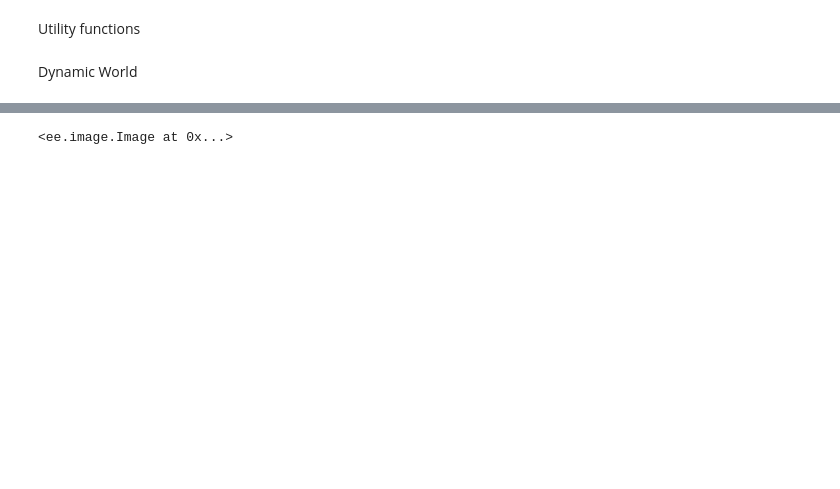
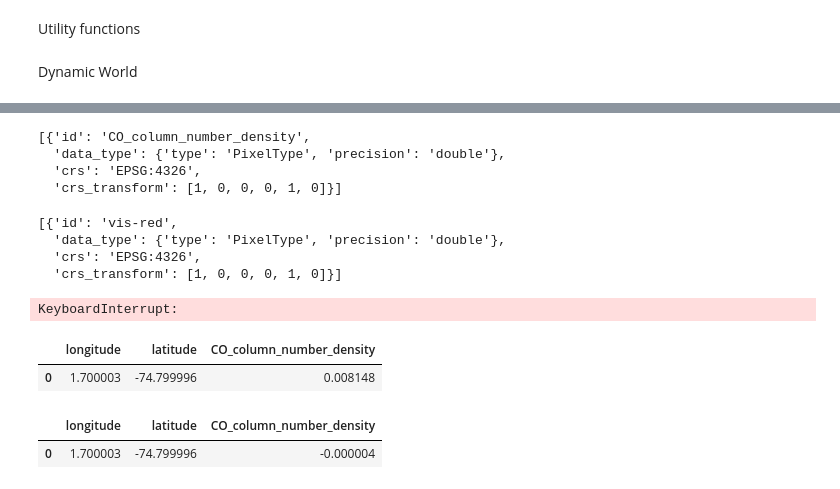
Before and after one commit to strny0/cassini4, a Jupyter notebook: prototypes/earth_engine_local_impact.ipynb, the cells around one changed output, grey strips where cells are left out. Cells and saved outputs as stored; diff of their text form; code cells hidden in the pictures; blank space fills up the shorter version.

```diff
--- a/prototypes/earth_engine_local_impact.ipynb
+++ b/prototypes/earth_engine_local_impact.ipynb
@@ -45,24 +45,27 @@ def ee_array_to_df(arr, list_of_bands):
     df = pd.DataFrame(df.values[1:], columns=headers)
 
     # Remove rows without data inside.
-    df = df[['longitude', 'latitude', 'time', *list_of_bands]].dropna()
+    df = df[['longitude', 'latitude', *list_of_bands]].dropna()
 
     # Convert the data to numeric values.
     for band in list_of_bands:
         df[band] = pd.to_numeric(df[band], errors='coerce')
 
-    # Convert the time field into a datetime.
-    df['datetime'] = pd.to_datetime(df['time'], unit='ms')
-
     # Keep the columns of interest.
-    df = df[['time','datetime',  *list_of_bands]]
+    df = df[['longitude','latitude',  *list_of_bands]]
 
     return df
 
-def get_ee_data(collection: ee.Collection, position: tuple[float, float], scale: int, bands: list[str]) -> pd.DataFrame:
+def get_ee_collection_data(collection: ee.Collection, position: tuple[float, float], scale: int, bands: list[str]) -> pd.DataFrame:
     point = ee.Geometry.Point(*position)
     data = collection.getRegion(point, scale).getInfo()
     return ee_array_to_df(data, bands)
+
+def get_ee_image_data(image: ee.Image, position: tuple[float, float], scale: int, bands: list[str]) -> pd.DataFrame:
+    collection = ee.ImageCollection([image])
+    point = ee.Geometry.Point(*position)
+    data = collection.getRegion(point, scale).getInfo()
+    return ee_array_to_df(data, bands)
 # %%
 from IPython.display import display
 
@@ -115,8 +118,9 @@ def get_dynamic_world(date_filter):
     top1ProbHillshade = ee.Terrain.hillshade(top1Prob.multiply(100)).divide(255)
     return dwRgb.multiply(top1ProbHillshade).select("vis-red")
 # %%
-date_filter = ee.Filter.date('2022-01-01', '2022-02-22')
+date_filter = ee.Filter.date('2022-01-01', '2022-03-01')
 colombia = (1.7, -74.8)
+band = 'CO_column_number_density'
 # %%
-gas_collection = ee.ImageCollection('COPERNICUS/S5P/OFFL/L3_CO').select('CO_column_number_density').filter(date_filter)
+gas_collection = ee.ImageCollection('COPERNICUS/S5P/OFFL/L3_CO').select(band).filter(date_filter)
 gas_collection_median = gas_collection.median()
@@ -146,4 +149,0 @@ display_dynamic_world(china, get_dynamic_world(date_filter))
-# %%
-gas_collection_impact.ceil()
-# %% [output]
-<ee.image.Image at 0x...>
@@ -149,0 +153,23 @@ gas_collection_impact.ceil()
+# %%
+gas_collection_convoluted.getInfo()["bands"]
+# %% [output]
+[{'id': 'CO_column_number_density',
+  'data_type': {'type': 'PixelType', 'precision': 'double'},
+  'crs': 'EPSG:4326',
+  'crs_transform': [1, 0, 0, 0, 1, 0]}]
+# %%
+build_bool_convoluted.getInfo()["bands"]
+# %% [output]
+[{'id': 'vis-red',
+  'data_type': {'type': 'PixelType', 'precision': 'double'},
+  'crs': 'EPSG:4326',
+  'crs_transform': [1, 0, 0, 0, 1, 0]}]
+# %%
+get_ee_image_data(build_bool_convoluted, china, 1, ["vis-red"])
+# %% [output]
+KeyboardInterrupt:
+# %%
+get_ee_image_data(gas_collection_convoluted, colombia, 1, ["CO_column_number_density"])
+# %% [output]
+|  | longitude | latitude | CO_column_number_density |
+| 0 | 1.700003 | -74.799996 | 0.008148 |
@@ -149,0 +178,5 @@ gas_collection_impact.ceil()
+# %%
+get_ee_image_data(gas_collection_impact, colombia, 1, ["CO_column_number_density"])
+# %% [output]
+|  | longitude | latitude | CO_column_number_density |
+| 0 | 1.700003 | -74.799996 | -0.000004 |
```
Also changed, not shown: parts of 11 cells of this notebook, 1 other file.
